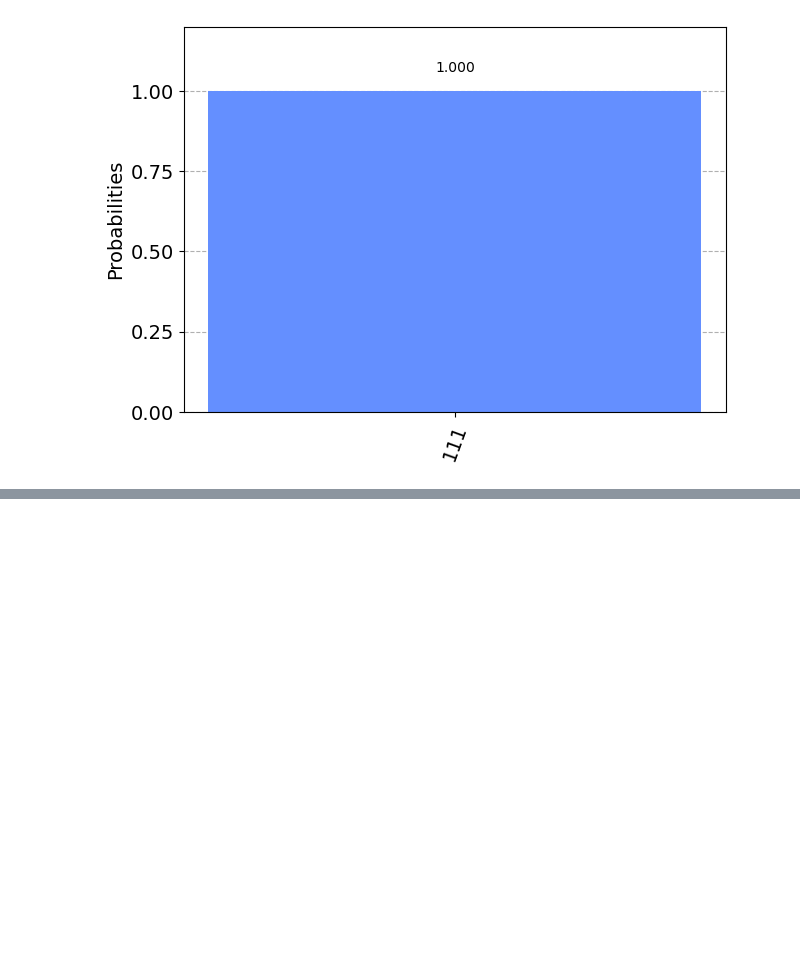
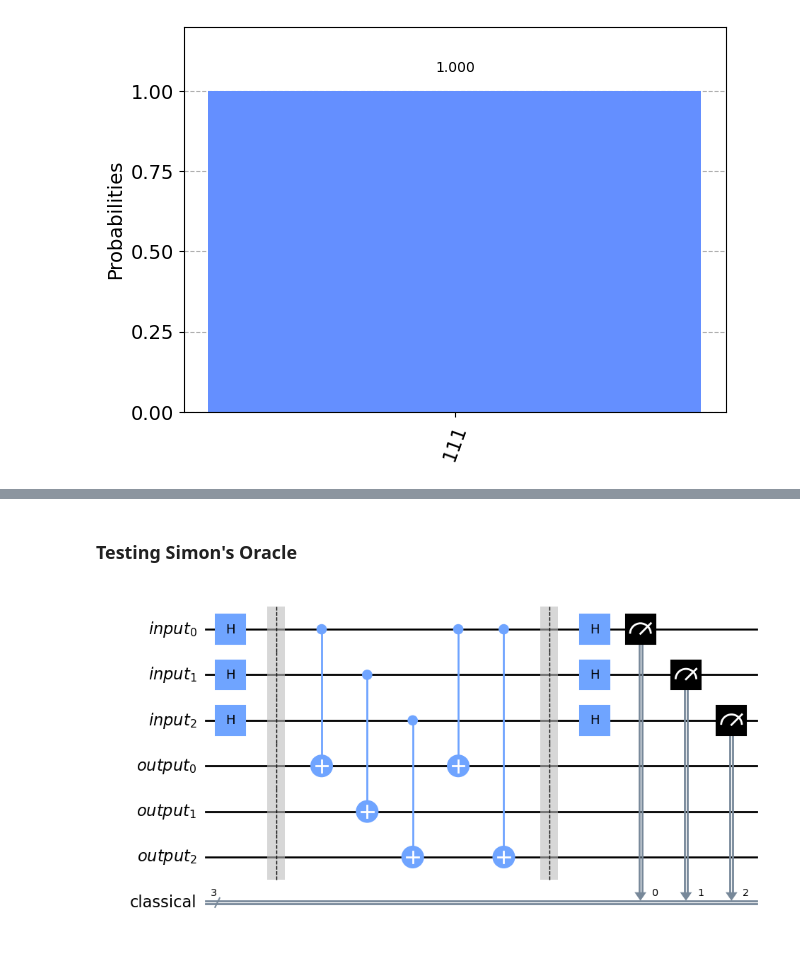
Before and after one commit to fabiocfabini/Quantum-Computing, a Jupyter notebook: Study/Quantum-Algorithms.ipynb, the cells around one changed output, grey strips where cells are left out. Cells and saved outputs as stored; diff of their text form; code cells hidden in the pictures; blank space fills up the shorter version.

```diff
--- a/Study/Quantum-Algorithms.ipynb
+++ b/Study/Quantum-Algorithms.ipynb
@@ -485,0 +549,46 @@ plot_histogram(counts)
+# %%
+def Simons_Oracle(qc: QuantumCircuit, q_in: QuantumRegister, q_out: QuantumRegister, s: str, barriers: bool = True):
+    if barriers: qc.barrier()
+
+    # Start by copying the state in q_in register to the q_out register
+    for input, output in zip(q_in, q_out):
+        qc.cx(input, output)
+
+    # Loop backwards through the bit string
+    # If you find a 1 in the jth place perform a cx gate using the jth input and jth outut
+    # If you find a 1 in the (j+i)th place perform a cx gate using the jth input and (j+i)th outut
+    s_decoded = list(reversed([int(bit) for bit in s]))
+    for j in range(len(s_decoded)):
+        if s_decoded[j] == 1:
+            for i in range(j,len(s_decoded)):
+                if(s_decoded[i] == 1):
+                    qc.cx(q_in[j], q_out[i])
+            break
+
+    if barriers: qc.barrier()
+# %% [markdown]
+### Testing Simon's Oracle
+# %%
+s = '101'
+n = len(s)
+
+q_in = QuantumRegister(n, 'input')
+q_out = QuantumRegister(n, 'output')
+cr = ClassicalRegister(n, 'classical')
+qc = QuantumCircuit(q_in, q_out, cr)
+
+# Apply H gate to first register of qubits
+qc.h(q_in)
+
+# Apply Simon's Oracle using string s
+Simons_Oracle(qc, q_in, q_out, s, True)
+
+# Apply H gate to first register of qubits
+qc.h(q_in)
+
+# Measure first register of qubits to get the
+qc.measure(q_in, cr)
+
+qc.draw(output="mpl")
+# %% [output]
+[figure, added]
```
Also changed, not shown: parts of 4 cells of this notebook.
